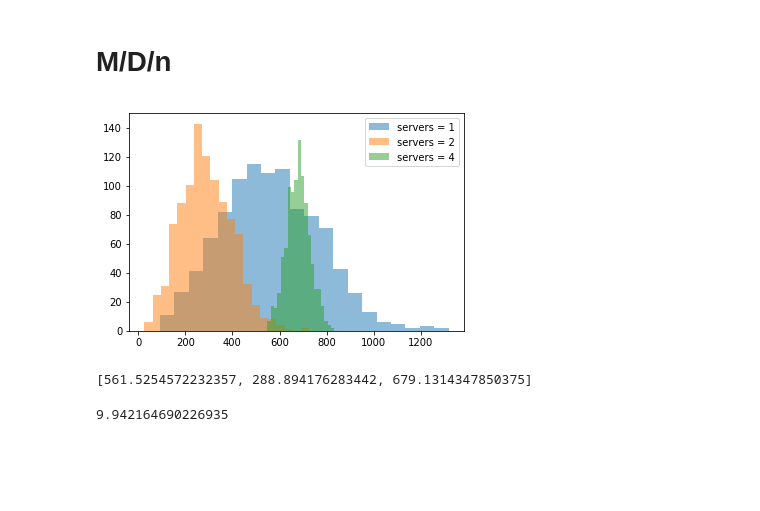
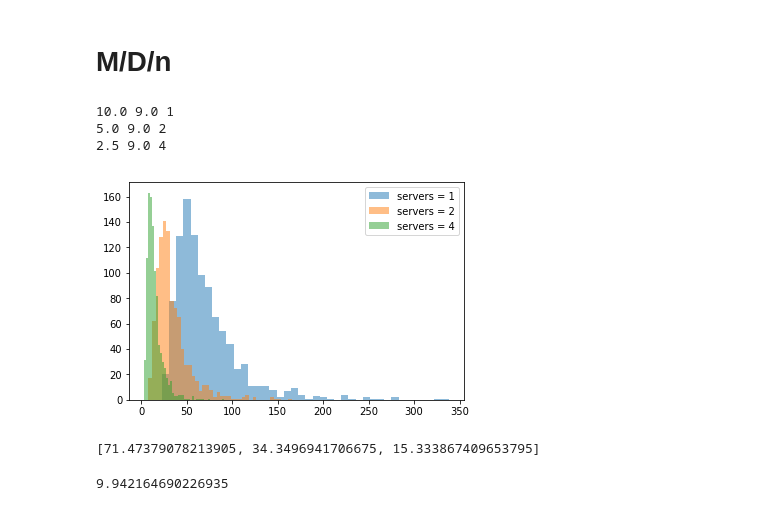
Before and after one commit to WavyV/StochasticSimulation, a Jupyter notebook: Assignment2/Assignment2.ipynb, the cells around one changed output. Cells and saved outputs as stored; diff of their text form; code cells hidden in the pictures; blank space fills up the shorter version.

Commit message:
up to date with latex graphs

```diff
--- a/Assignment2/Assignment2.ipynb
+++ b/Assignment2/Assignment2.ipynb
@@ -284,40 +284,44 @@ class md_Customer(object):
         '''
         arrival = self.env.now
 #         print('customer %d starts at %d' % (self.number, self.env.now))
         with self.server.request() as req:
             yield req
             results.append(self.env.now-arrival)
 #             print('customer %d served at %d' % (self.number, self.env.now))
             yield self.env.timeout(self.serveTime)
 #             print('customer %d done at %d' % (self.number, self.env.now))
 
 customers = 1000
 capacity = [1,2,4]
 reps = 1000
 rho = 0.9
-serviceTime = 10.0
-arrival = 9.0
+serviceTime = 9.0
+arrival = 10.0
 means = []
 plt.figure()
 for cap in capacity:
     totalResults = []
-    arrival /= cap
+    newArrival = arrival/cap
+    print(newArrival, serviceTime, cap)
     for _ in range(reps):
         results = []
         env = simpy.Environment()
         server = simpy.Resource(env, capacity=cap)
-        source = Source(env, customers, arrival, serviceTime, server)
+        source = Source(env, customers, newArrival, serviceTime, server)
         env.run()
         totalResults.append(np.mean(results))
     means.append(np.mean(totalResults))
-    plt.hist(totalResults, bins=20, alpha=0.5, label="servers = " + str(cap))
+    plt.hist(totalResults, bins=40, alpha=0.5, label="servers = " + str(cap))
 #     plt.plot([means[-1], means[-1]], [0, 50], scaley=False, linestyle="--", label="mean n=" + str(cap))
 plt.legend()
 plt.show()
 print(means)
 # %% [output]
+10.0 9.0 1
+5.0 9.0 2
+2.5 9.0 4
-[figure, old version]
+[figure, new version]
-[561.5254572232357, 288.894176283442, 679.1314347850375]
+[71.47379078213905, 34.3496941706675, 15.333867409653795]
 # %%
 y = [random.expovariate(1. / 10.0) for _ in range(1000)]
 print(np.mean(y))
```
